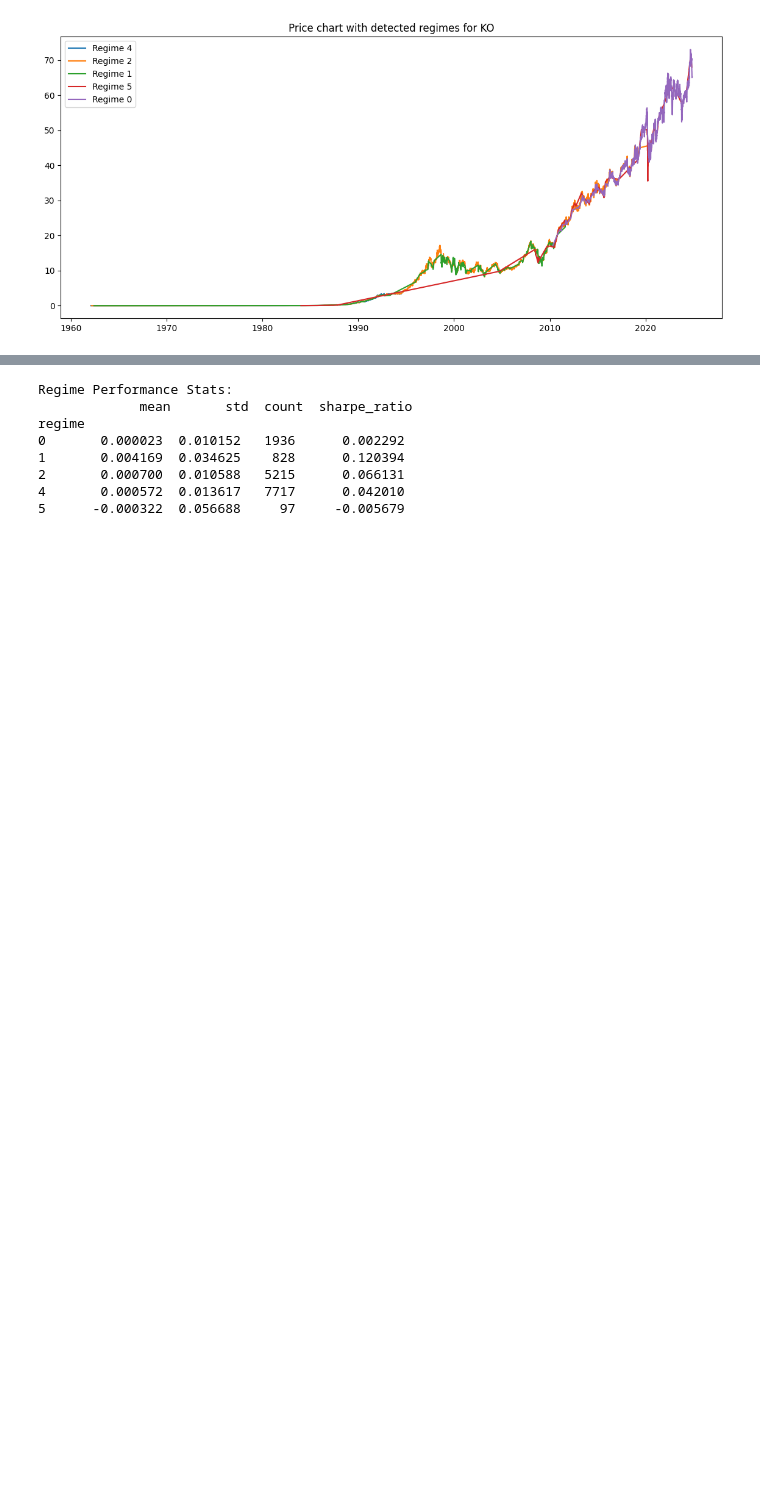
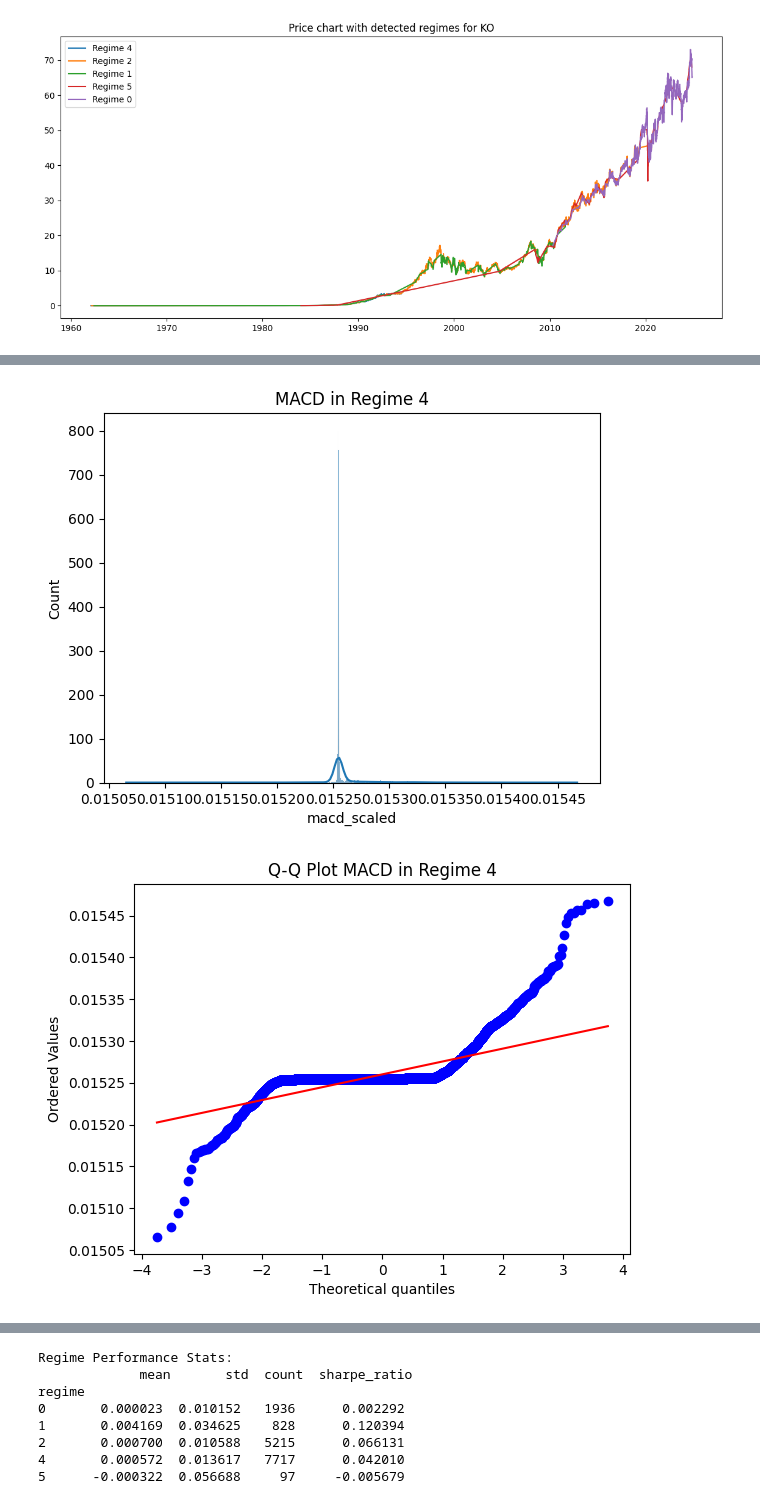
Before and after one commit to cshen05/Personal-Projects, a Jupyter notebook: UnsupervisedTrading/Trading2025.ipynb, the cells around one changed output, grey strips where cells are left out. Cells and saved outputs as stored; diff of their text form; code cells hidden in the pictures; blank space fills up the shorter version.

```diff
--- a/UnsupervisedTrading/Trading2025.ipynb
+++ b/UnsupervisedTrading/Trading2025.ipynb
@@ -310,0 +345,14 @@ Model is not converging.  Current: 7364395.781726803 is not greater than 7364396
+# %%
+import scipy.stats as stats
+
+for regime in sample_df["regime"].unique():
+    sns.histplot(sample_df[sample_df["regime"] == regime]["macd_scaled"], kde=True)
+    plt.title(f"MACD in Regime {regime}")
+    plt.show()
+
+    stats.probplot(sample_df[sample_df["regime"] == regime]["macd_scaled"], dist="norm", plot=plt)
+    plt.title(f"Q-Q Plot MACD in Regime {regime}")
+    plt.show()
+# %% [output]
+[figure, added]
+[figure, added]
```
Also changed, not shown: parts of 6 cells of this notebook, 2 other files.
